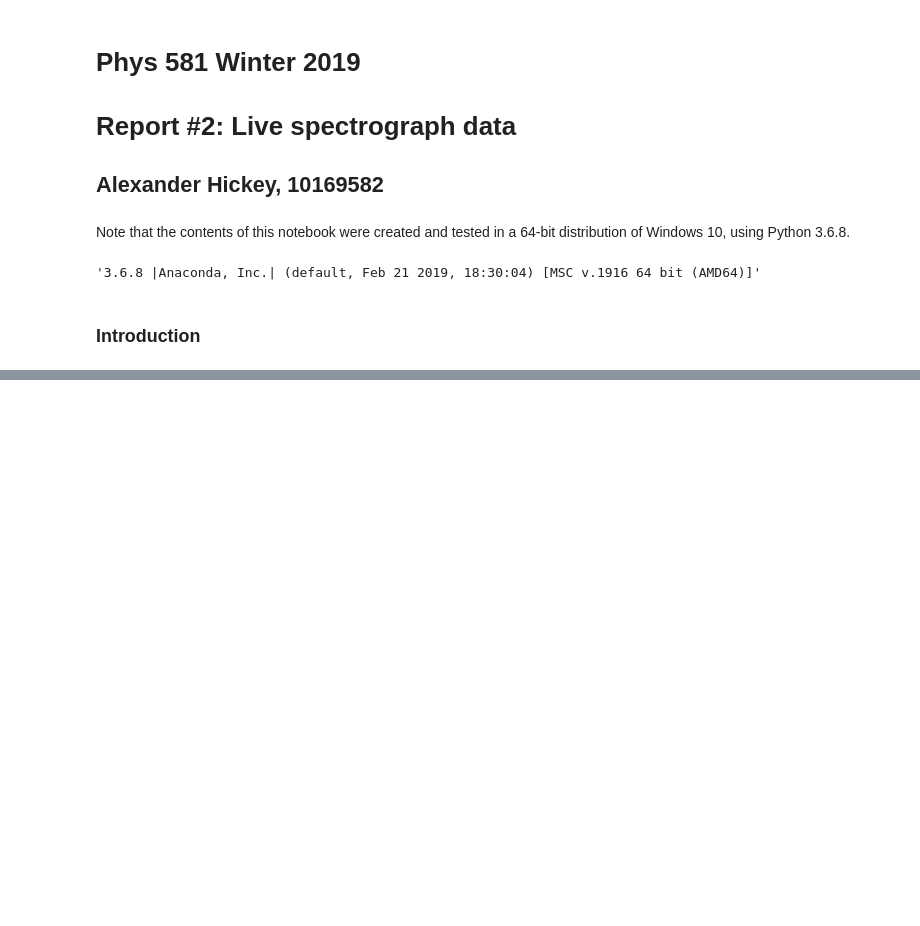
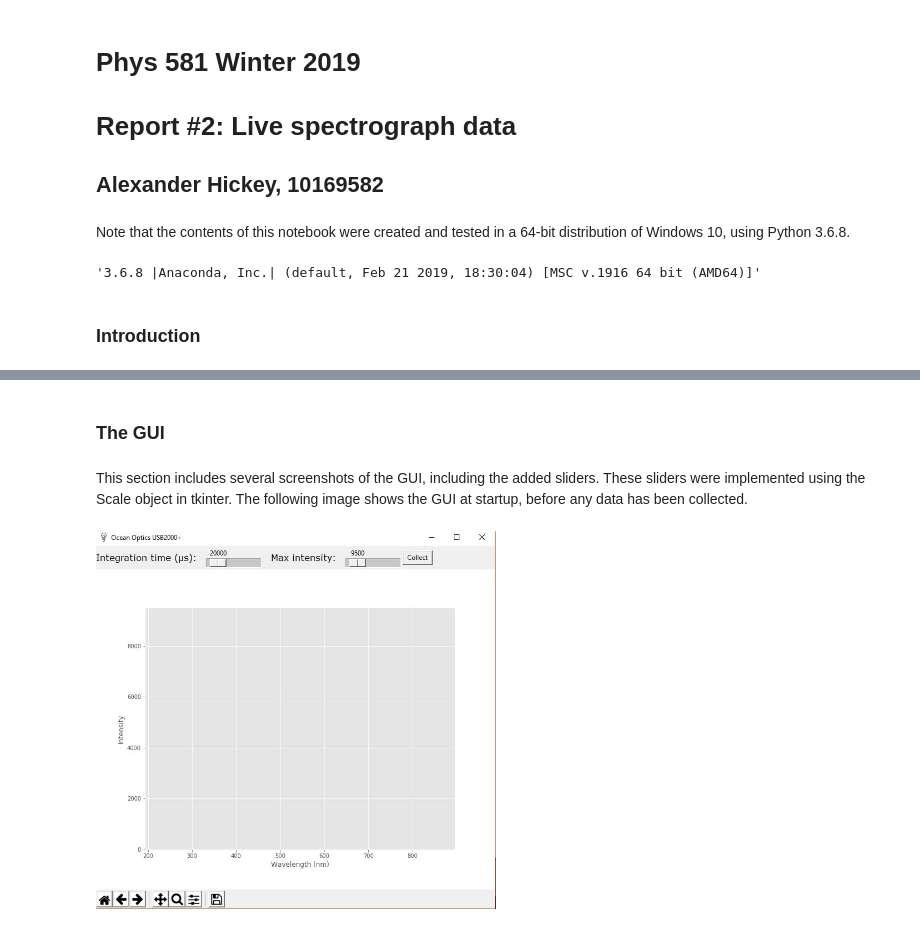
Before and after one commit to AlexanderHickey/PHYS581, a Jupyter notebook: Report 2 - Spectrograph GUI/Report 2 - Spectrograph.ipynb, the cells around one changed output, grey strips where cells are left out. Cells and saved outputs as stored; diff of their text form; code cells hidden in the pictures; blank space fills up the shorter version.

```diff
--- a/Report 2 - Spectrograph GUI/Report 2 - Spectrograph.ipynb
+++ b/Report 2 - Spectrograph GUI/Report 2 - Spectrograph.ipynb
@@ -20,0 +21,8 @@ In assignment 6, we explored the construction of a graphical user interface for
+# %% [markdown]
+### The GUI
+# %% [markdown]
+This section includes several screenshots of the GUI, including the added sliders. These sliders were implemented using the Scale object in tkinter. The following image shows the GUI at startup, before any data has been collected.
+# %%
+Image(filename="open.JPG",width = 400)
+# %% [output]
+[figure, added]
```
Also changed, not shown: parts of 12 cells of this notebook, 8 other files.
